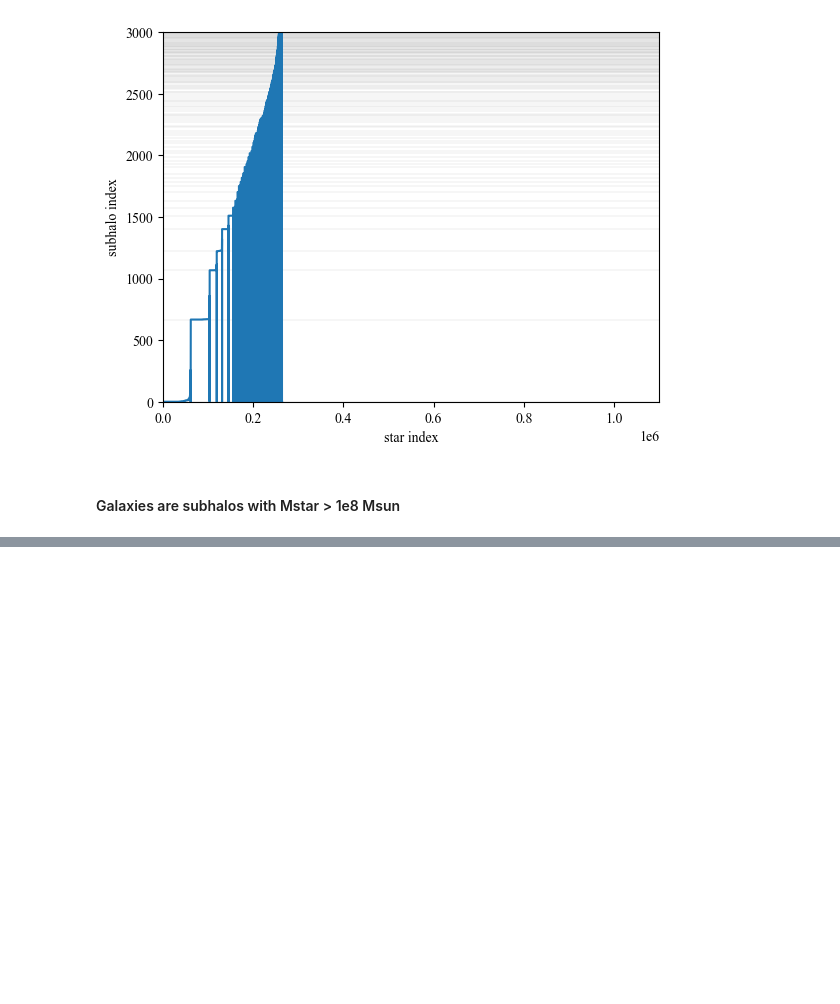
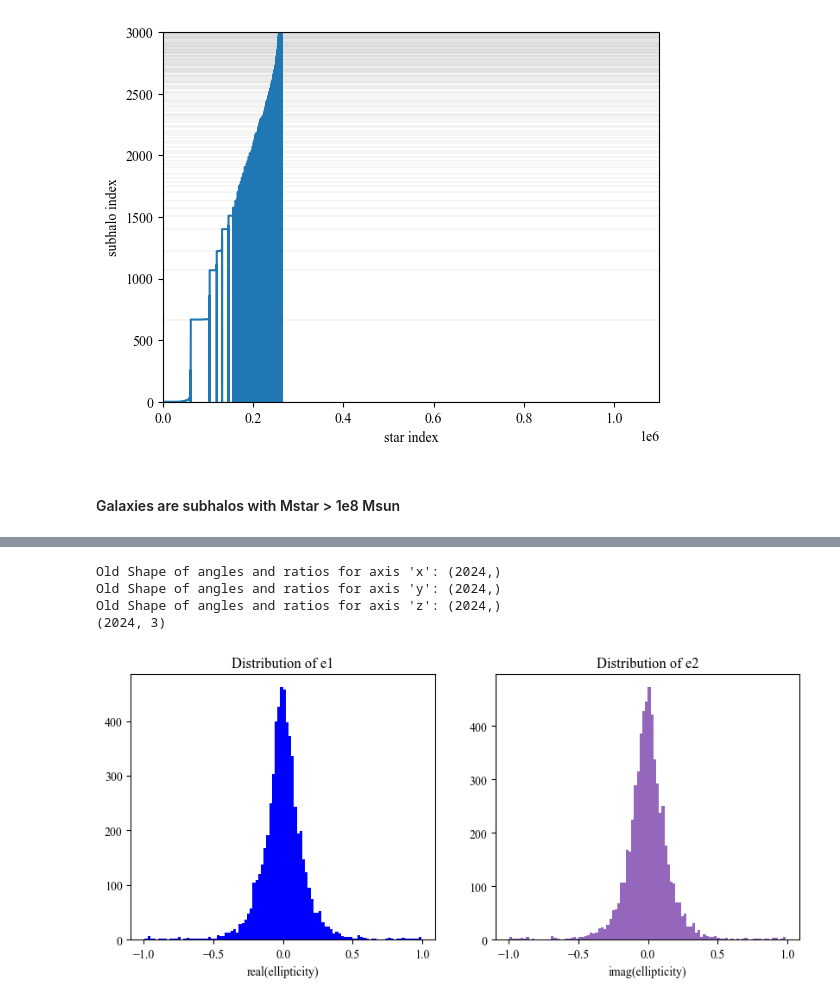
Before and after one commit to danielbilsborrow/CAMELS-IA, a Jupyter notebook: 09a. Evaluate a simulation.ipynb, the cells around one changed output, grey strips where cells are left out. Cells and saved outputs as stored; diff of their text form; code cells hidden in the pictures; blank space fills up the shorter version.

```diff
--- a/09a. Evaluate a simulation.ipynb
+++ b/09a. Evaluate a simulation.ipynb
@@ -137,19 +167,20 @@ assignment1 = assignment[assigned]
 # replacing subhalos with low stellar mass with np.nan
 pos_g = pos_sh
 pos_g[subh_M_R_12<1e8] = np.nan
+pos_g2 = pos_g[~np.isnan(pos_g).any(axis=1)] # sifting
 nstar_g = nstar_sh.astype(float)
 nstar_g[subh_M_R_12<1e8] = np.nan
 print('Galaxy positions shape: ', pos_g.shape)
 
-high_mass = np.where(subh_M_R_12>1e8)[0]
+high_mass = np.where((subh_M_R_12 > 1e8) & (nstar_sh > 0))[0]
 print(high_mass.shape, "galaxies")
 
 # Create a boolean mask for the stars above the threshold mass
-mask = np.isin(assignment1, high_mass)
+mask = np.isin(assignment, high_mass)
 
 # Filter out stars in subhalos below the threshold mass
-pos_s2 = pos_s1[mask]
-mass_s2 = mass_s1[mask]
-filtered_assignment1 = assignment1[mask]
+pos_s2 = pos_s[mask]
+mass_s2 = mass_s[mask]
+filtered_assignment1 = assignment[mask]
 print("number of stars remaining:",filtered_assignment1.shape)
 # %% [output]
@@ -159,4 +196,14 @@ number of stars remaining: (258460,)
 # %%
-print(np.sort(nstar_g)[:10])
-print(high_mass)
+e_glxys = {} # dictionary for ellipticities
+for axis in ['x','y','z']:
+    e_glxys[axis] = 3.0*np.ones(len(pos_g), dtype = 'complex_') # set non calaculated values to 3
+assigned2 = np.zeros(len(pos_g), dtype=bool)
+for axis in ['x','y','z']:
+    for i in range(len(pos_g)):
+        if ~np.isnan(nstar_g[i]):
+            print(i,len(mass_s2[filtered_assignment1==i]), pos_s2[filtered_assignment1==i].shape,"{:.3E}".format(subh_M_R_12[i]))
+            if len(mass_s2[filtered_assignment1==i])>0: # some stars are not assigned to a galaxy?
+                assigned2[i]=True
+                e_glxys[axis][i] = ellipticity(centre=pos_g[i], theta=pos_s2[filtered_assignment1==i],
+                                               weight=mass_s2[filtered_assignment1==i], x_y_or_z=axis)
 # %% [output]
@@ -179,0 +227,24 @@ print(high_mass)
+# %%
+for axis, ell_array in e_glxys.items():
+    e_glxys[axis] = ell_array[ell_array!=3]
+    print(f"Old Shape of angles and ratios for axis '{axis}': {e_glxys[axis].shape}")
+
+pos_g3 = pos_g[assigned2]
+print(pos_g3.shape)
+# %% [output]
+Old Shape of angles and ratios for axis 'x': (2024,)
+Old Shape of angles and ratios for axis 'y': (2024,)
+Old Shape of angles and ratios for axis 'z': (2024,)
+(2024, 3)
+# %%
+all_e = np.concatenate([e_array for e_array in e_glxys.values()]) # distributions of ellipticities
+fig, ax = plt.subplots(1, 2,figsize=(10, 4))
+ax[0].hist(all_e.real,bins=100,label='e1',color='blue')
+ax[0].set_title('Distribution of e1')
+ax[0].set_xlabel('real(ellipticity)')
+ax[1].hist(all_e.imag,bins=100,label='e2',color='tab:purple')
+ax[1].set_title('Distribution of e2')
+ax[1].set_xlabel('imag(ellipticity)')
+plt.show()
+# %% [output]
+[figure, added]
```
Also changed, not shown: parts of 10 cells of this notebook, 1 other file.
